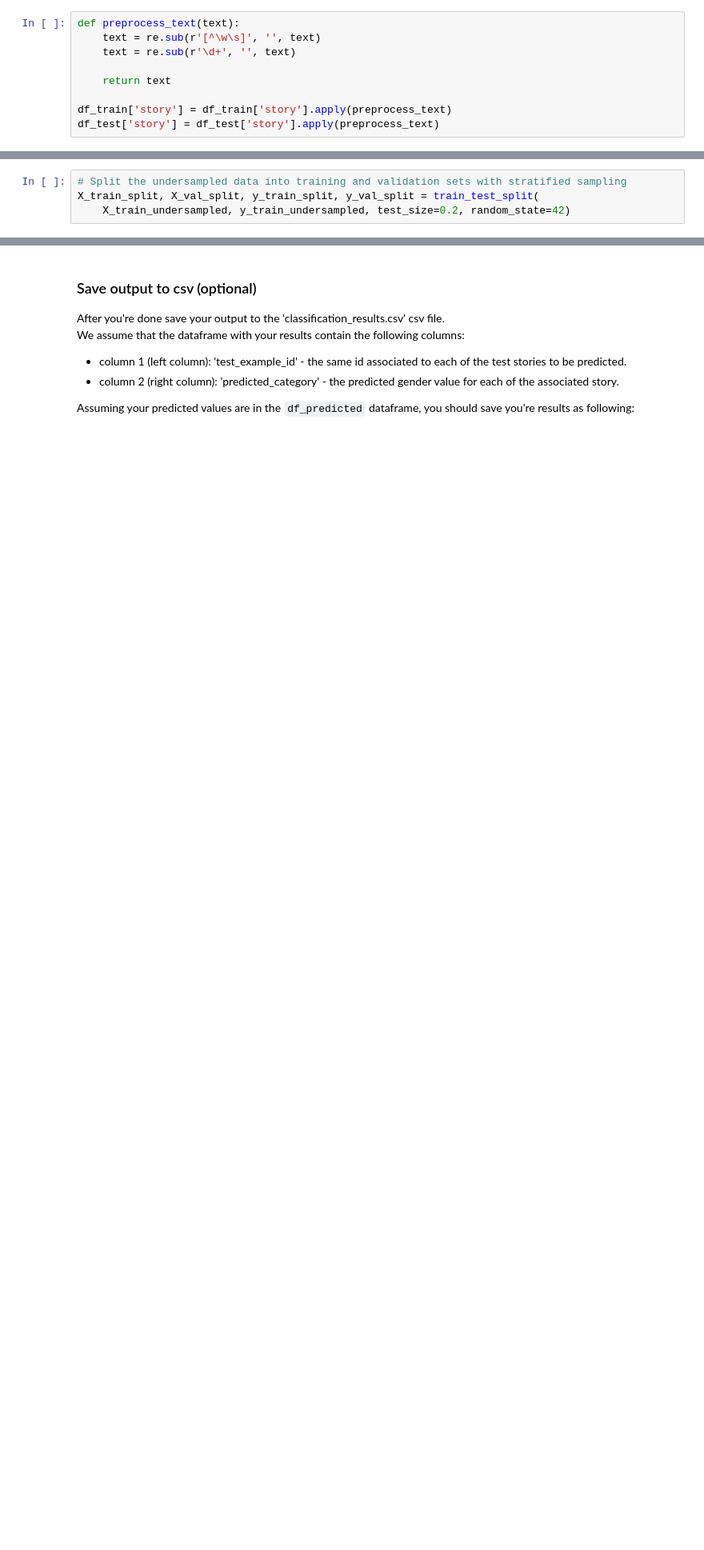
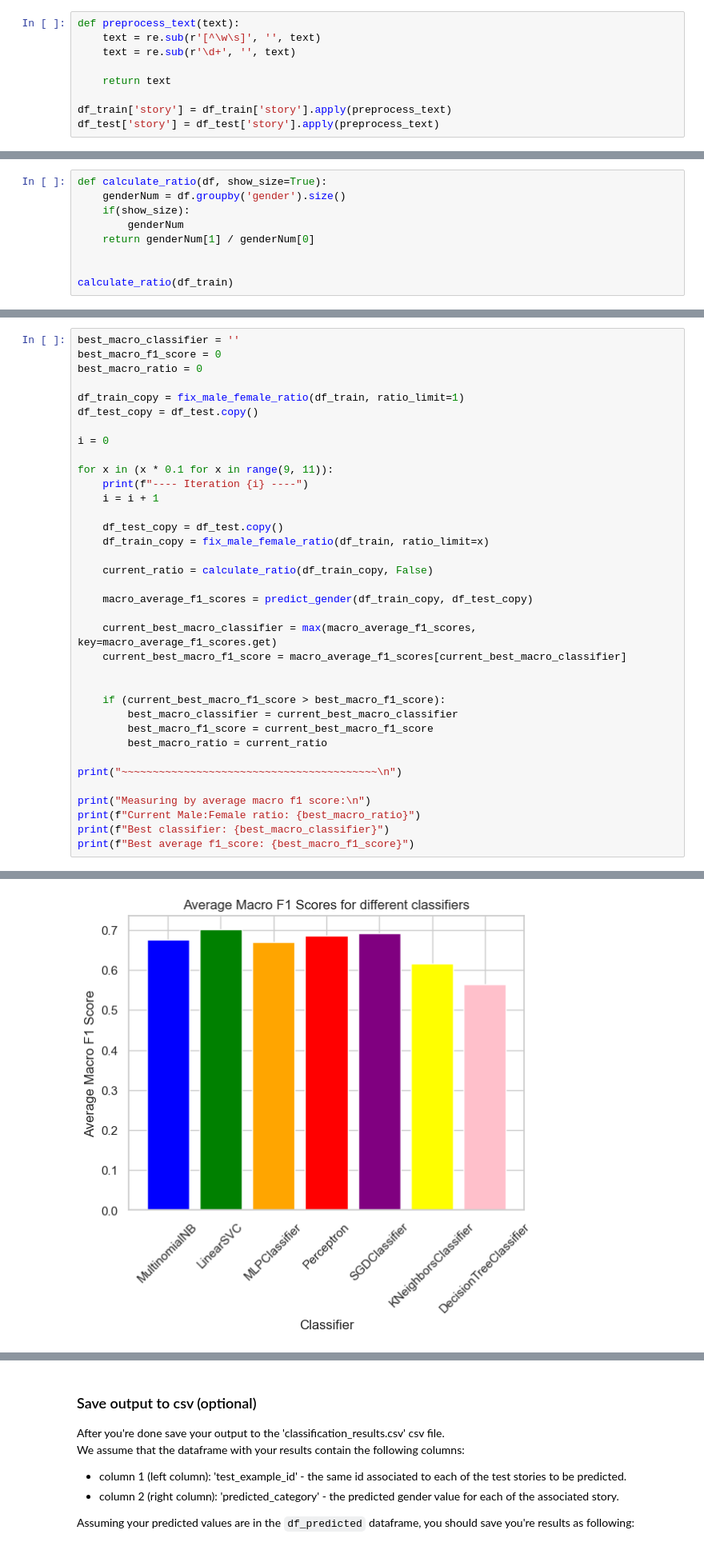
Before and after one commit to ItayGalili/Machine-learning-project, a Jupyter notebook: assignment3-text_analysis/Assignment3-text-analysis.ipynb, the cells around one changed output, grey strips where cells are left out. Shown at 80% size. Drawn from its saved outputs; the diff is of its cells as text; blank space fills up the shorter version.

```diff
--- a/assignment3-text_analysis/Assignment3-text-analysis.ipynb
+++ b/assignment3-text_analysis/Assignment3-text-analysis.ipynb
@@ -232,0 +239,9 @@ df_test['story'] = df_test['story'].apply(preprocess_text)
+# %%
+def calculate_ratio(df, show_size=True):
+    genderNum = df.groupby('gender').size()
+    if(show_size):
+        genderNum
+    return genderNum[1] / genderNum[0]
+
+
+calculate_ratio(df_train)
@@ -262,4 +253,0 @@ y_train_undersampled = np.concatenate([np.array(['m'] * num_samples), np.array([
-# %%
-# Split the undersampled data into training and validation sets with stratified sampling
-X_train_split, X_val_split, y_train_split, y_val_split = train_test_split(
-    X_train_undersampled, y_train_undersampled, test_size=0.2, random_state=42)
@@ -433,0 +395,37 @@ Best average f1_score: 0.6450414294178455
+# %%
+best_macro_classifier = ''
+best_macro_f1_score = 0
+best_macro_ratio = 0
+
+df_train_copy = fix_male_female_ratio(df_train, ratio_limit=1)
+df_test_copy = df_test.copy()
+
+i = 0
+
+for x in (x * 0.1 for x in range(9, 11)):
+    print(f"---- Iteration {i} ----")
+    i = i + 1
+
+    df_test_copy = df_test.copy()
+    df_train_copy = fix_male_female_ratio(df_train, ratio_limit=x)
+
+    current_ratio = calculate_ratio(df_train_copy, False)
+
+    macro_average_f1_scores = predict_gender(df_train_copy, df_test_copy)
+
+    current_best_macro_classifier = max(macro_average_f1_scores, key=macro_average_f1_scores.get)
+    current_best_macro_f1_score = macro_average_f1_scores[current_best_macro_classifier]
+
+
+    if (current_best_macro_f1_score > best_macro_f1_score):
+        best_macro_classifier = current_best_macro_classifier
+        best_macro_f1_score = current_best_macro_f1_score
+        best_macro_ratio = current_ratio
+
+print("~~~~~~~~~~~~~~~~~~~~~~~~~~~~~~~~~~~~~~~~~\n")
+
+print("Measuring by average macro f1 score:\n")
+print(f"Current Male:Female ratio: {best_macro_ratio}")
+print(f"Best classifier: {best_macro_classifier}")
+print(f"Best average f1_score: {best_macro_f1_score}")
+# %% [output]
@@ -433,0 +449 @@ Best average f1_score: 0.6450414294178455
+[figure, added]
```
Also changed, not shown: parts of 16 cells of this notebook, 1 other file.
